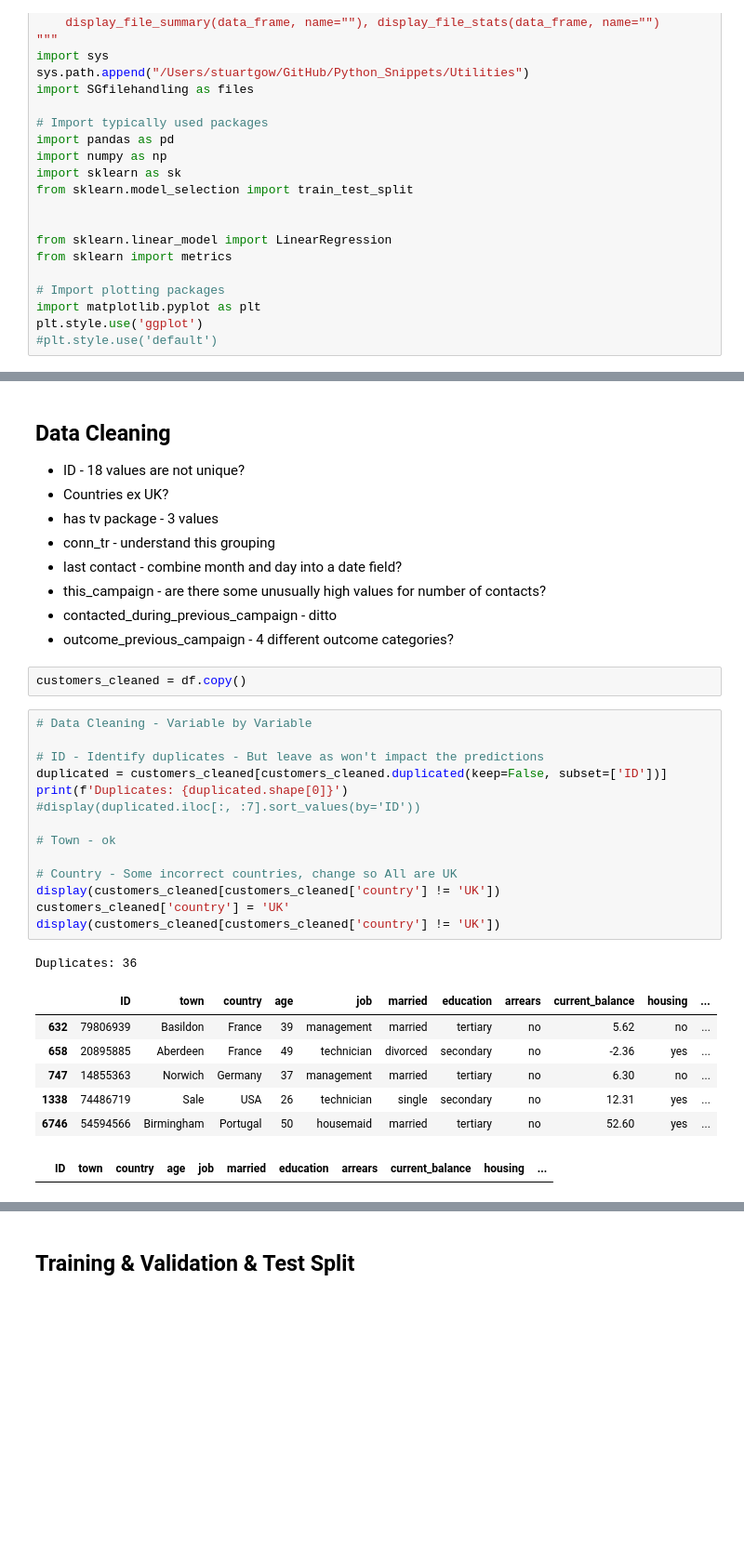
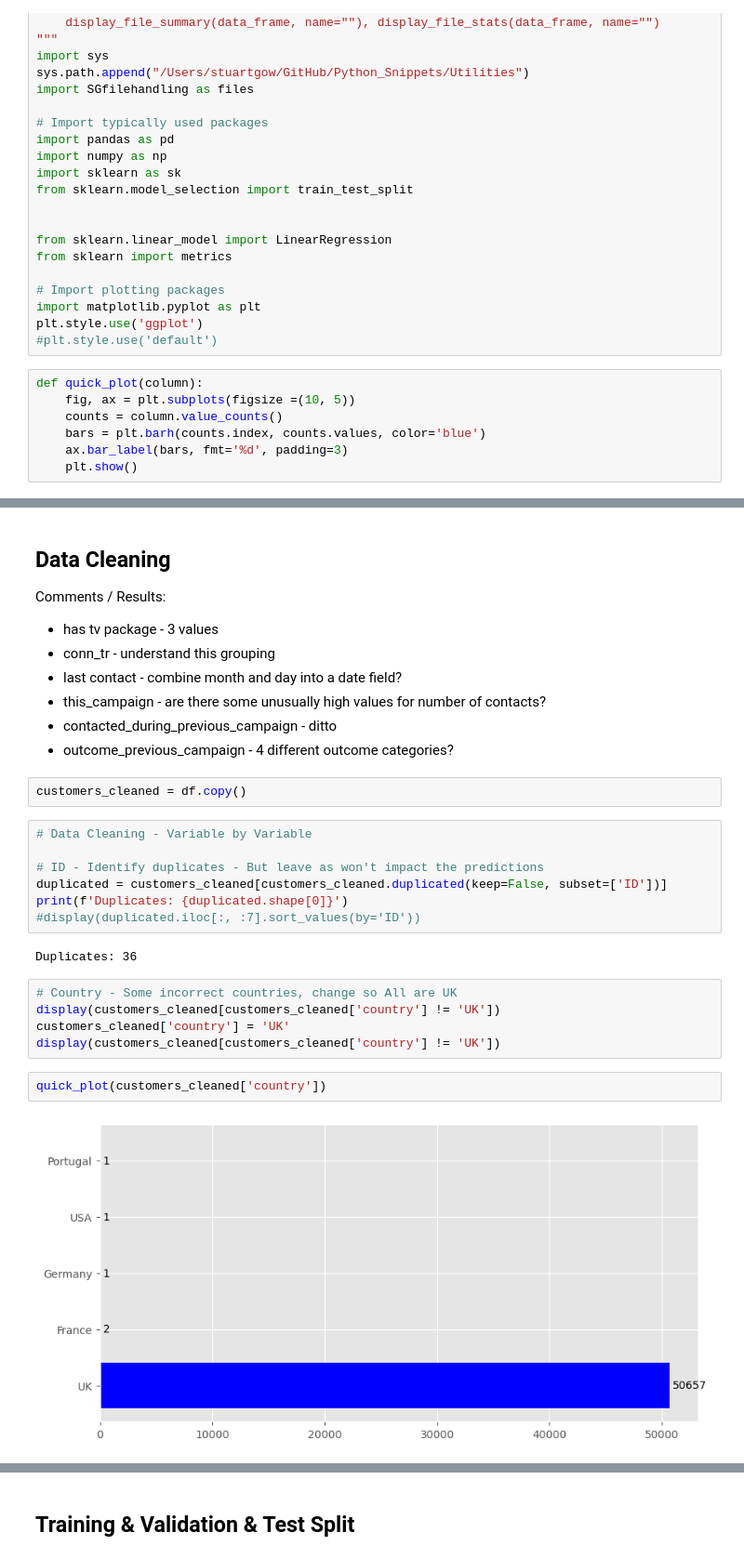
Before and after one commit to StuartG24/Telecom_Customer_Targeting, a Jupyter notebook: _Notebooks/Initial_Data_Exploration.ipynb, the cells around one changed output, grey strips where cells are left out. Shown at 93% size. Saved outputs shown, nothing was run; the diff lists cells and outputs as text; blank space fills up the shorter version.

```diff
--- a/_Notebooks/Initial_Data_Exploration.ipynb
+++ b/_Notebooks/Initial_Data_Exploration.ipynb
@@ -24,6 +24,13 @@ from sklearn import metrics
 import matplotlib.pyplot as plt
 plt.style.use('ggplot')
 #plt.style.use('default')
+# %%
+def quick_plot(column):
+    fig, ax = plt.subplots(figsize =(10, 5))
+    counts = column.value_counts()
+    bars = plt.barh(counts.index, counts.values, color='blue')
+    ax.bar_label(bars, fmt='%d', padding=3)
+    plt.show()
 # %%
 # CSV File Data Load to a Pandas dataframe & Initial Examination
 # The 'Data' folder one level above the project
@@ -75,8 +82,9 @@ File Stats For Numerics. wallacecommunications.csv
 # %% [markdown]
 ## Data Cleaning
 
-- ID - 18 values are not unique?
-- Countries ex UK?
+Comments / Results:
+
+
 - has tv package - 3 values
 - conn_tr - understand this grouping
 - last contact - combine month and day into a date field?
@@ -92,19 +100,14 @@ customers_cleaned = df.copy()
 duplicated = customers_cleaned[customers_cleaned.duplicated(keep=False, subset=['ID'])]
 print(f'Duplicates: {duplicated.shape[0]}')
 #display(duplicated.iloc[:, :7].sort_values(by='ID'))
-
-# Town - ok
-
-# Country - Some incorrect countries, change so All are UK
-display(customers_cleaned[customers_cleaned['country'] != 'UK'])
-customers_cleaned['country'] = 'UK'
-display(customers_cleaned[customers_cleaned['country'] != 'UK'])
 # %% [output]
 Duplicates: 36
-|  | ID | town | country | age | job | married | education | arrears | current_balance | housing | ... |
-| 632 | 79806939 | Basildon | France | 39 | management | married | tertiary | no | 5.62 | no | ... |
-| 658 | 20895885 | Aberdeen | France | 49 | technician | divorced | secondary | no | -2.36 | yes | ... |
-| 747 | 14855363 | Norwich | Germany | 37 | management | married | tertiary | no | 6.30 | no | ... |
-| 1338 | 74486719 | Sale | USA | 26 | technician | single | secondary | no | 12.31 | yes | ... |
-| 6746 | 54594566 | Birmingham | Portugal | 50 | housemaid | married | tertiary | no | 52.60 | yes | ... |
-|  | ID | town | country | age | job | married | education | arrears | current_balance | housing | ... |
+# %%
+# Country - Some incorrect countries, change so All are UK
+display(customers_cleaned[customers_cleaned['country'] != 'UK'])
+customers_cleaned['country'] = 'UK'
+display(customers_cleaned[customers_cleaned['country'] != 'UK'])
+# %%
+quick_plot(customers_cleaned['country'])
+# %% [output]
+[figure, added]
```
Also changed, not shown: parts of 20 cells of this notebook, 1 other file.
